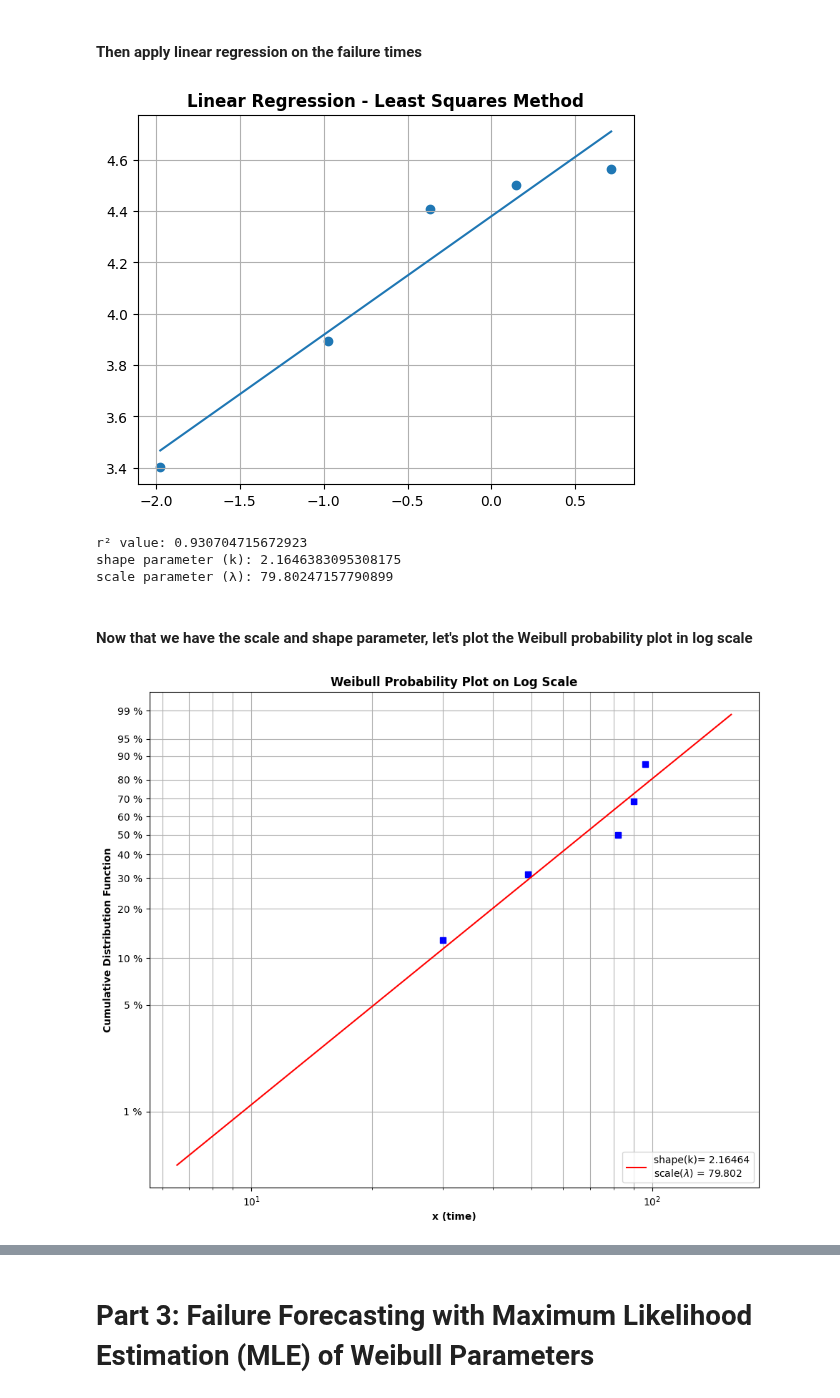
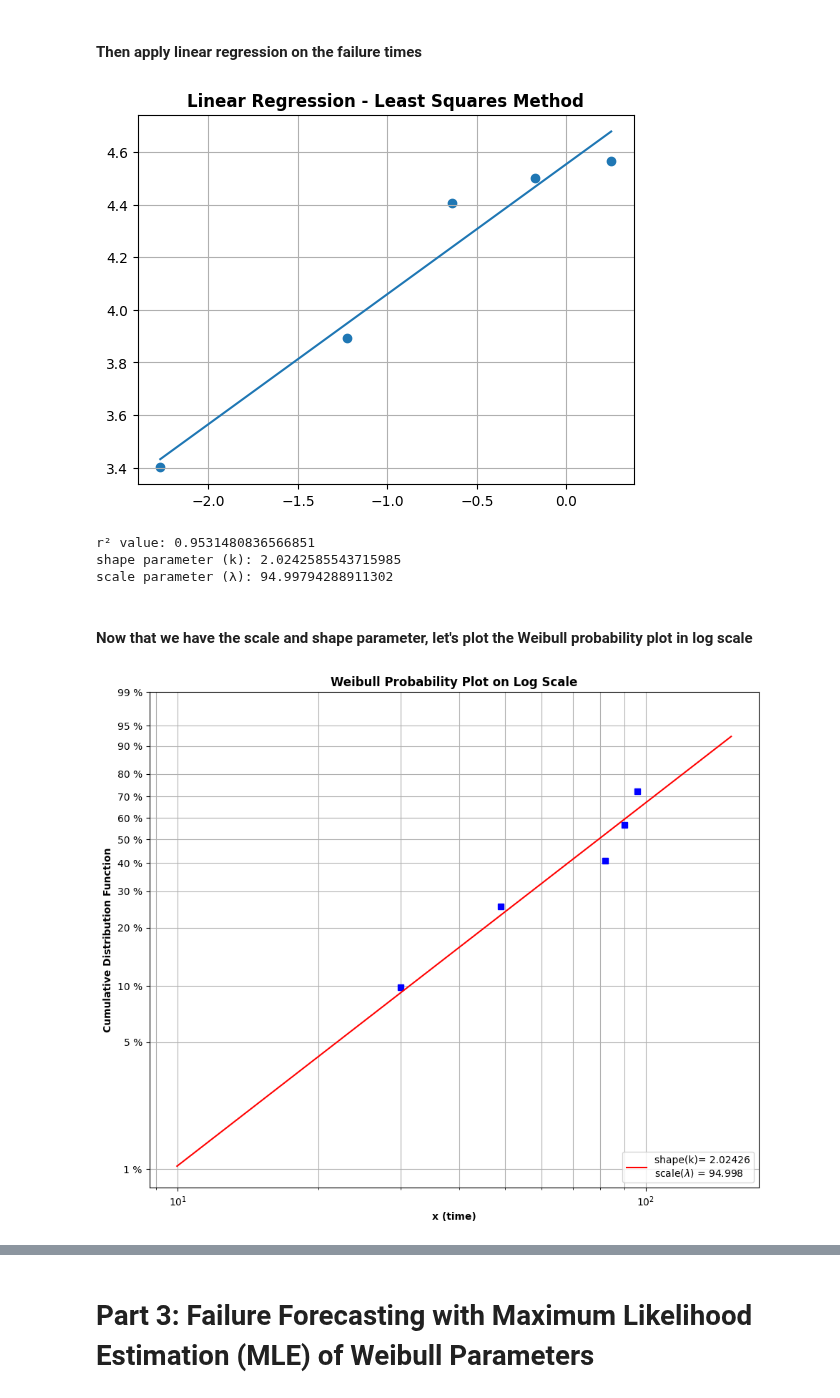
Before and after one commit to pybokeh/jupyter_notebooks, a Jupyter notebook: weibull/Weibull_Analysis.ipynb, the cells around one changed output, grey strips where cells are left out. Drawn from its saved outputs; the diff is of its cells as text; code cells hidden in the pictures.

Commit message:
Added weibull plot containing both failure data with suspensions and also without

```diff
--- a/weibull/Weibull_Analysis.ipynb
+++ b/weibull/Weibull_Analysis.ipynb
@@ -236,7 +240,7 @@ import pandas
 import numpy as np
 
 # Open csv file
-df = pandas.read_csv('Weibull_Suspensions.csv')
+df = pandas.read_csv('data/Weibull_Suspensions.csv')
 # Ensure that the data is sorted by DTF in ascending order
 df.sort_values(by="DTF")
 print("What the CSV data looks like:")
@@ -262,7 +266,7 @@ To perform failure forecasting with suspended units, the analysis workflow is th
 #### Let's add the necessary data elements: `rank`, `rev_rank`, `adj_rank`, and `median_rank`
 # %%
 # Make sure the data set is sorted by DTF in ascending order
-df.sort_values(by="DTF")
+df.sort_values(by="DTF", inplace=True)
 
 global prev_adj_rank
 prev_adj_rank = [0]
@@ -318,7 +322,7 @@ df_final
 data = df_final['DTF'].values
 y = ln(data)
 rank = np.arange(1,data.size+1)  # ranks = {1, 2, 3, ... 10}
-median_rank = (rank - 0.3)/(rank.size + 0.4)
+median_rank = df_final['MEDIAN_RANK'].values
 x = ln(-ln(1 - median_rank))
 
 plt.scatter(x,y)
@@ -367,10 +371,10 @@ print("shape parameter (k):", shape)
 scale = math.exp(-x_intercept/slope)
 print("scale parameter (\u03BB):", scale)
 # %% [output]
-[figure, old version]
+[figure, new version]
-r² value: 0.930704715672923
-shape parameter (k): 2.1646383095308175
-scale parameter (λ): 79.80247157790899
+r² value: 0.9531480836566851
+shape parameter (k): 2.0242585543715985
+scale parameter (λ): 94.99794288911302
 # %% [markdown]
 #### Now that we have the scale and shape parameter, let's plot the Weibull probability plot in log scale
 # %%
@@ -384,7 +388,7 @@ from numpy import log as ln
 # Since we are going to plot failure times on log scale, we don't need to take the log of the failure times
 x = data
 rank = np.arange(1,x.size+1)  # ranks = {1, 2, 3, ... 10}
-median_rank = (rank - 0.3)/(rank.size + 0.4)
+median_rank = df_final['MEDIAN_RANK'].values
 y = ln(-ln(1 - median_rank))
 
 # Generate 1000 numbers following a Weibull distribution that we think ideally fits our data using the shape and scale parameter
@@ -393,32 +397,32 @@ x_ideal.sort()
 F = 1 - np.exp( -(x_ideal/scale)**shape )
 y_ideal = ln(-ln(1 - F))
 
 # Weibull plot
 fig1 = plt.figure()
 fig1.set_size_inches(11,9)
 ax = plt.subplot(111)
 
 plt.semilogx(x, y, "bs")
 plt.semilogx(x_ideal, y_ideal, 'r-', label="shape(k)= %5G\nscale($\lambda$) = %.5G" % (shape, scale) )
 plt.title("Weibull Probability Plot on Log Scale", weight="bold")
 plt.xlabel('x (time)', weight="bold")
 plt.ylabel('Cumulative Distribution Function', weight="bold")
 plt.legend(loc='lower right')
 
 # Generate ticks
 def weibull_CDF(y, pos):
     return "%G %%" % (100*(1-np.exp(-np.exp(y))))
 
 formatter = FuncFormatter(weibull_CDF)
 ax.yaxis.set_major_formatter(formatter)
 
 yt_F = np.array([ 0.01, 0.05, 0.1, 0.2, 0.3, 0.4, 0.5,
            0.6, 0.7, 0.8, 0.9, 0.95, 0.99])
 yt_lnF = ln( -ln(1-yt_F))
 plt.yticks(yt_lnF)
 ax.yaxis.grid()
 ax.xaxis.grid(which='both')
 plt.show()
 # %% [output]
-[figure, old version]
+[figure, new version]
 # %%
```
Also changed, not shown: parts of 17 cells of this notebook, 2 other files.
